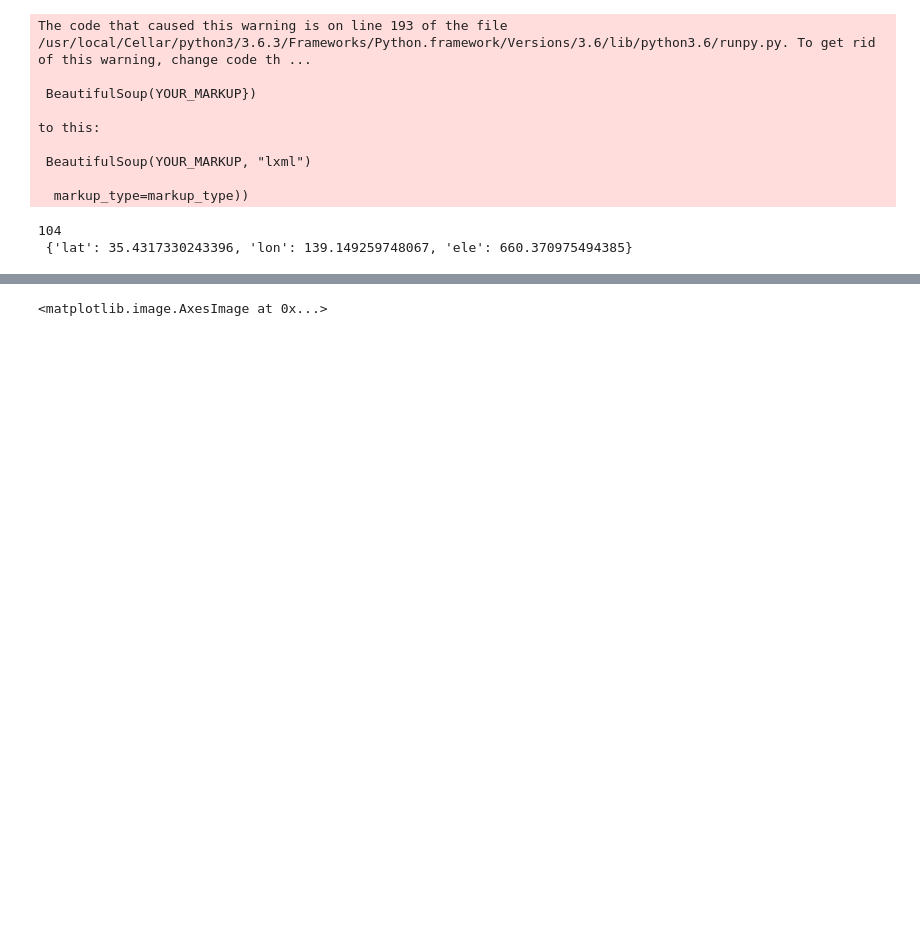
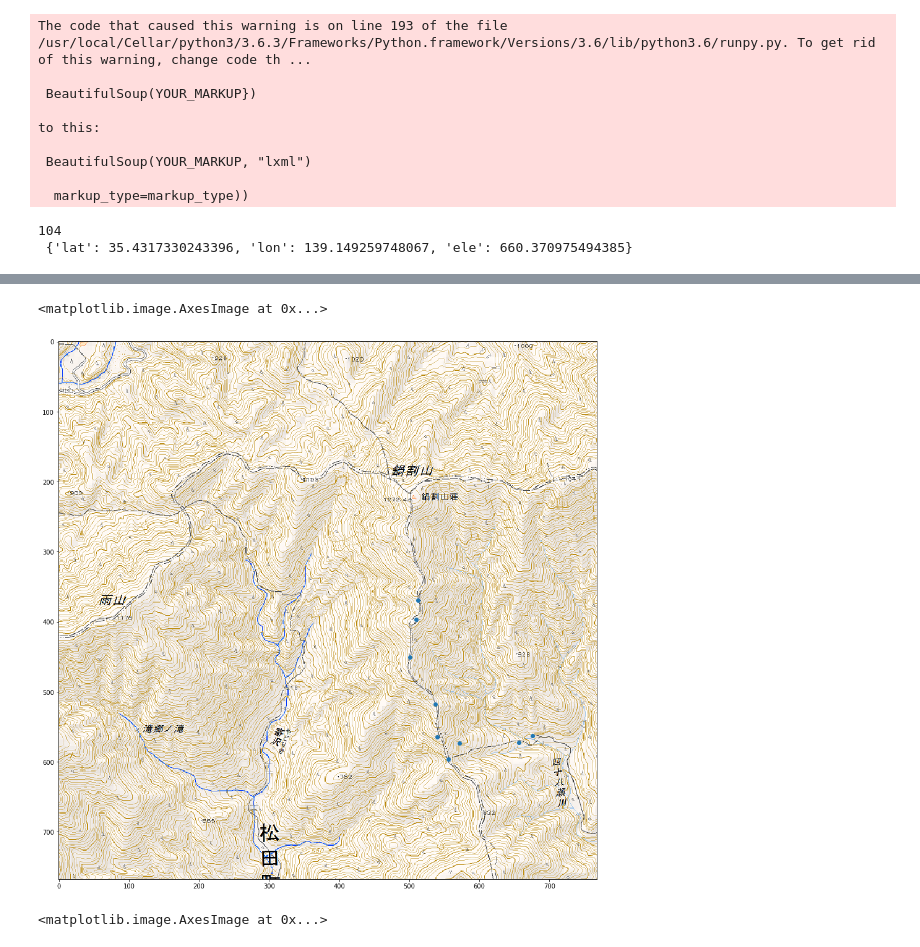
Before and after one commit to sw1227/nabewari_visualization, a Jupyter notebook: gpx.ipynb, the cells around one changed output, grey strips where cells are left out. Drawn from its saved outputs; the diff is of its cells as text; code cells hidden in the pictures; blank space fills up the shorter version.

```diff
--- a/gpx.ipynb
+++ b/gpx.ipynb
@@ -152,0 +181,5 @@ class MapTile():
+# %%
+n_lat, n_lon = 35.443923,139.141612  # 鍋割山荘
+px, py = latlon_to_pixel(n_lat, n_lon, 15)
+print(px, py)
+print(px - 256*from_tile[1], py-256*from_tile[2]) # これをjs内にコピペ
@@ -152,0 +189,11 @@ class MapTile():
+# %%
+#  鍋割山稜2 - 10
+numbers = [[35.43203333333334, 139.1488945], [35.431705, 139.148025], [35.43167166666667, 139.1444083333333],
+           [35.430875, 139.1437083333333], [35.43199166666667, 139.14305], [35.43361666666667, 139.1429278333333],
+           [35.43595, 139.1413721666667], [35.43785, 139.1417528333333], [35.438795, 139.141875]]
+# indexと対応させる
+pixels = []
+for n in numbers:
+    px, py = latlon_to_pixel(n[0], n[1], 15)
+    pixels.append([px - 256*from_tile[1], py - 256*from_tile[2]])
+pixels # これをjsにコピペ
@@ -153,3 +210,11 @@ class MapTile():
+# %%
+figsize(16, 16)
+pixels=np.array(pixels)
+plt.scatter(pixels[:, 0], pixels[:, 1])
+plt.imshow(nabewari_map.data)
+# %% [output]
+<matplotlib.image.AxesImage at 0x...>
+[figure, added]
 # %%
 nabewari_img = MapTile([13, 7262, 3232], tile_type="std", ext="png")
 figsize(4, 4)
```
Also changed, not shown: parts of 12 cells of this notebook, 7 other files.
